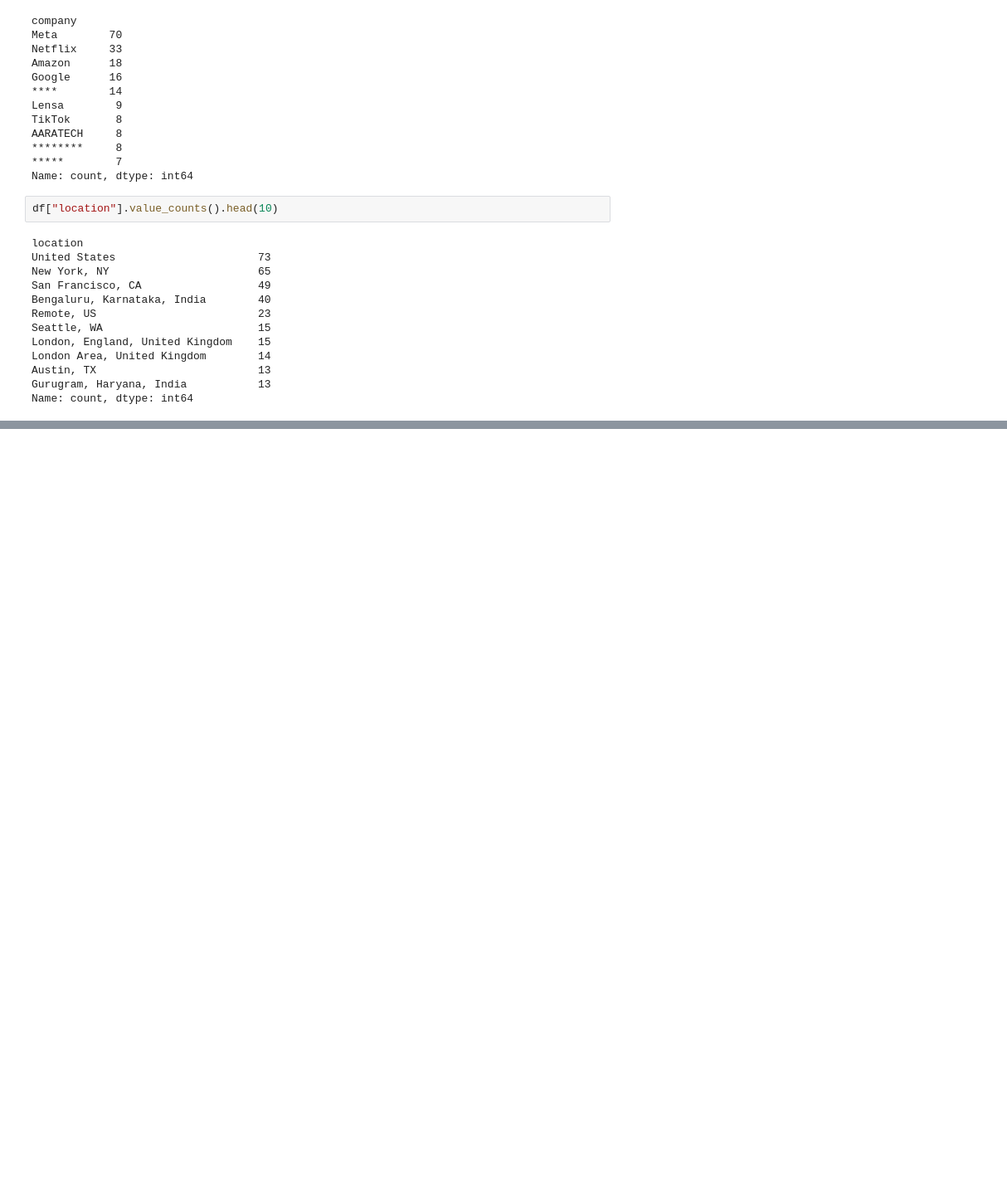
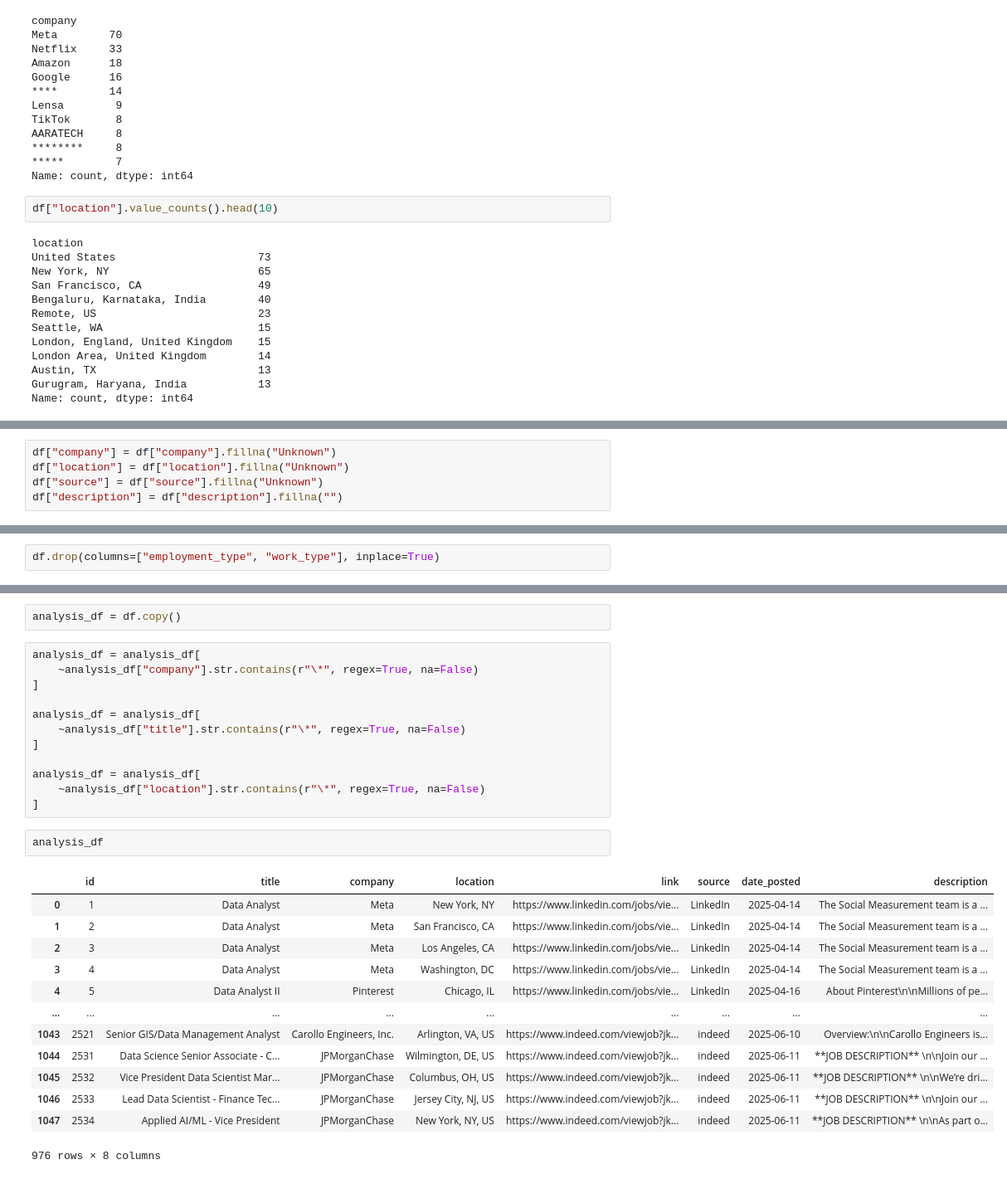
Before and after one commit to shailajadurgam60-ai/Job-Market-Intelligence-Platform, a Jupyter notebook: notebooks/job-market-code.ipynb, the cells around one changed output, grey strips where cells are left out. Shown at 83% size. Saved outputs shown, nothing was run; the diff lists cells and outputs as text; blank space fills up the shorter version.

Commit message:
Completed data cleaning and quality assessment

```diff
--- a/notebooks/job-market-code.ipynb
+++ b/notebooks/job-market-code.ipynb
@@ -140,0 +184,5 @@ Name: count, dtype: int64
+# %%
+df["company"] = df["company"].fillna("Unknown")
+df["location"] = df["location"].fillna("Unknown")
+df["source"] = df["source"].fillna("Unknown")
+df["description"] = df["description"].fillna("")
@@ -140,0 +227,2 @@ Name: count, dtype: int64
+# %%
+df.drop(columns=["employment_type", "work_type"], inplace=True)
@@ -140,0 +307,30 @@ Name: count, dtype: int64
+# %%
+analysis_df = df.copy()
+# %%
+analysis_df = analysis_df[
+    ~analysis_df["company"].str.contains(r"\*", regex=True, na=False)
+]
+
+analysis_df = analysis_df[
+    ~analysis_df["title"].str.contains(r"\*", regex=True, na=False)
+]
+
+analysis_df = analysis_df[
+    ~analysis_df["location"].str.contains(r"\*", regex=True, na=False)
+]
+# %%
+analysis_df
+# %% [output]
+|  | id | title | company | location | link | source | date_posted | description |
+| 0 | 1 | Data Analyst | Meta | New York, NY | https://www.linkedin.com/jobs/vie... | LinkedIn | 2025-04-14 | The Social Measurement team is a ... |
+| 1 | 2 | Data Analyst | Meta | San Francisco, CA | https://www.linkedin.com/jobs/vie... | LinkedIn | 2025-04-14 | The Social Measurement team is a ... |
+| 2 | 3 | Data Analyst | Meta | Los Angeles, CA | https://www.linkedin.com/jobs/vie... | LinkedIn | 2025-04-14 | The Social Measurement team is a ... |
+| 3 | 4 | Data Analyst | Meta | Washington, DC | https://www.linkedin.com/jobs/vie... | LinkedIn | 2025-04-14 | The Social Measurement team is a ... |
+| 4 | 5 | Data Analyst II | Pinterest | Chicago, IL | https://www.linkedin.com/jobs/vie... | LinkedIn | 2025-04-16 | About Pinterest\n\nMillions of pe... |
+| ... | ... | ... | ... | ... | ... | ... | ... | ... |
+| 1043 | 2521 | Senior GIS/Data Management Analyst | Carollo Engineers, Inc. | Arlington, VA, US | https://www.indeed.com/viewjob?jk... | indeed | 2025-06-10 | Overview:\n\nCarollo Engineers is... |
+| 1044 | 2531 | Data Science Senior Associate - C... | JPMorganChase | Wilmington, DE, US | https://www.indeed.com/viewjob?jk... | indeed | 2025-06-11 | **JOB DESCRIPTION** \n\nJoin our ... |
+| 1045 | 2532 | Vice President Data Scientist Mar... | JPMorganChase | Columbus, OH, US | https://www.indeed.com/viewjob?jk... | indeed | 2025-06-11 | **JOB DESCRIPTION** \n\nWe’re dri... |
+| 1046 | 2533 | Lead Data Scientist - Finance Tec... | JPMorganChase | Jersey City, NJ, US | https://www.indeed.com/viewjob?jk... | indeed | 2025-06-11 | **JOB DESCRIPTION** \n\nJoin our ... |
+| 1047 | 2534 | Applied AI/ML - Vice President | JPMorganChase | New York, NY, US | https://www.indeed.com/viewjob?jk... | indeed | 2025-06-11 | **JOB DESCRIPTION** \n\nAs part o... |
+976 rows × 8 columns
```
Also changed, not shown: parts of 18 cells of this notebook.
